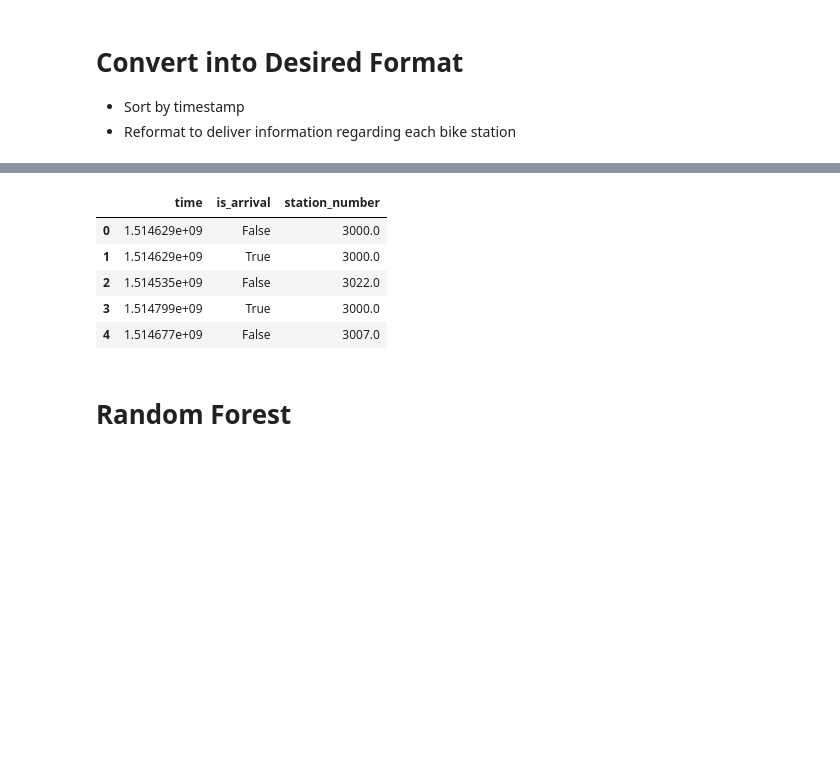
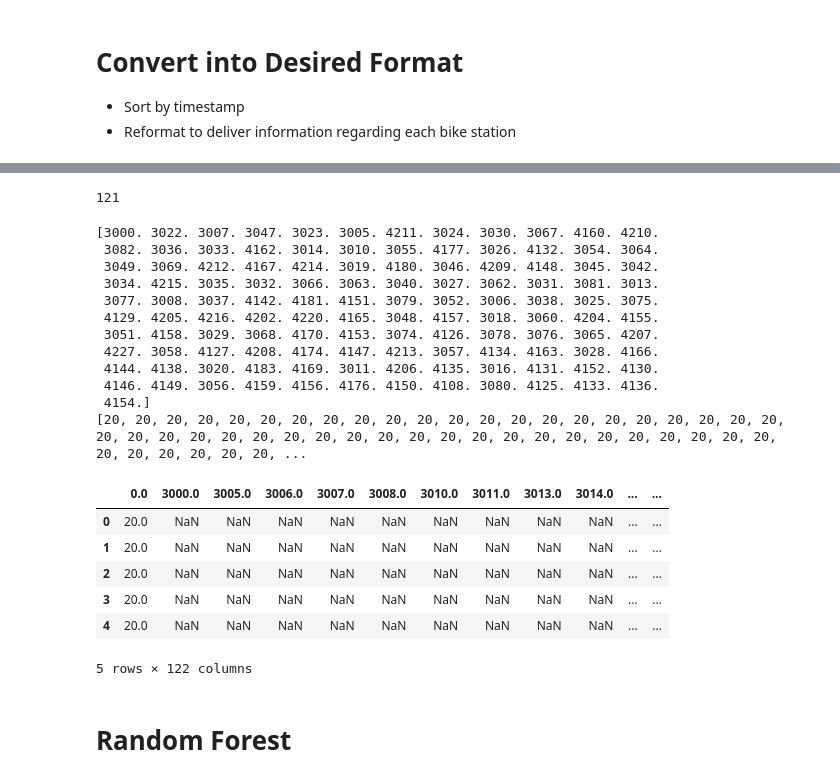
Before and after one commit to charlesyu108/cs5152-bike-share, a Jupyter notebook: sim/bike_station_load_predictor.ipynb, the cells around one changed output, grey strips where cells are left out. Cells and saved outputs as stored; diff of their text form; code cells hidden in the pictures; blank space fills up the shorter version.

Commit message:
trying to organize data by station

```diff
--- a/sim/bike_station_load_predictor.ipynb
+++ b/sim/bike_station_load_predictor.ipynb
@@ -15,7 +15,7 @@ from sklearn.tree import DecisionTreeClassifier
 # Load Data
 # %%
 # Load 2017 trips csv
-df = pd.read_csv('metro-bike-share-trips-2017-q4-v2.csv', usecols=[2, 3, 4, 7])
+df = pd.read_csv('../metro-bike-share-trips-2017-q4-v2.csv', usecols=[2, 3, 4, 7])
 df
 # %% [output]
 |  | start_time | end_time | start_station | end_station |
@@ -71,16 +90,51 @@ for index, row in df.iterrows():
     trip_df = trip_df.append(arrive_row, ignore_index=True)
 
 trip_df.head()
+trip_df['station_number'].nunique()
 # %% [output]
-|  | time | is_arrival | station_number |
-| 0 | 1.514629e+09 | False | 3000.0 |
-| 1 | 1.514629e+09 | True | 3000.0 |
-| 2 | 1.514535e+09 | False | 3022.0 |
-| 3 | 1.514799e+09 | True | 3000.0 |
-| 4 | 1.514677e+09 | False | 3007.0 |
+121
 # %%
 # write to csv
 trip_df.to_csv('trip.csv')
+# %%
+station_cols = trip_df.station_number.unique()
+# print(station_cols)
+station_df = pd.DataFrame(columns=station_cols)
+
+initial = [20]*len(station_cols)
+# print(initial[0:])
+
+station_df = station_df.append(initial, ignore_index=True)
+
+# for index, row in trip_df.iterrows():
+#     arr = initial[len(initial)-1:]
+#     if row['is_arrival']:
+#         arr[row['station_number']] +=1
+#     else:
+#         arr[row['station_number']] -=1
+#     initial.append(arr, ignore_index=True)
+
+station_df.head()
+# %% [output]
+[3000. 3022. 3007. 3047. 3023. 3005. 4211. 3024. 3030. 3067. 4160. 4210.
+ 3082. 3036. 3033. 4162. 3014. 3010. 3055. 4177. 3026. 4132. 3054. 3064.
+ 3049. 3069. 4212. 4167. 4214. 3019. 4180. 3046. 4209. 4148. 3045. 3042.
+ 3034. 4215. 3035. 3032. 3066. 3063. 3040. 3027. 3062. 3031. 3081. 3013.
+ 3077. 3008. 3037. 4142. 4181. 4151. 3079. 3052. 3006. 3038. 3025. 3075.
+ 4129. 4205. 4216. 4202. 4220. 4165. 3048. 4157. 3018. 3060. 4204. 4155.
+ 3051. 4158. 3029. 3068. 4170. 4153. 3074. 4126. 3078. 3076. 3065. 4207.
+ 4227. 3058. 4127. 4208. 4174. 4147. 4213. 3057. 4134. 4163. 3028. 4166.
+ 4144. 4138. 3020. 4183. 4169. 3011. 4206. 4135. 3016. 4131. 4152. 4130.
+ 4146. 4149. 3056. 4159. 4156. 4176. 4150. 4108. 3080. 4125. 4133. 4136.
+ 4154.]
+[20, 20, 20, 20, 20, 20, 20, 20, 20, 20, 20, 20, 20, 20, 20, 20, 20, 20, 20, 20, 20, 20, 20, 20, 20, 20, 20, 20, 20, 20, 20, 20, 20, 20, 20, 20, 20, 20, 20, 20, 20, 20, 20, 20, 20, 20, 20, 20, 20, 20, ...
+|  | 0.0 | 3000.0 | 3005.0 | 3006.0 | 3007.0 | 3008.0 | 3010.0 | 3011.0 | 3013.0 | 3014.0 | ... | ... |
+| 0 | 20.0 | NaN | NaN | NaN | NaN | NaN | NaN | NaN | NaN | NaN | ... | ... |
+| 1 | 20.0 | NaN | NaN | NaN | NaN | NaN | NaN | NaN | NaN | NaN | ... | ... |
+| 2 | 20.0 | NaN | NaN | NaN | NaN | NaN | NaN | NaN | NaN | NaN | ... | ... |
+| 3 | 20.0 | NaN | NaN | NaN | NaN | NaN | NaN | NaN | NaN | NaN | ... | ... |
+| 4 | 20.0 | NaN | NaN | NaN | NaN | NaN | NaN | NaN | NaN | NaN | ... | ... |
+5 rows × 122 columns
 # %% [markdown]
 # Random Forest
 # %%
```
Also changed, not shown: parts of 1 cell of this notebook.
